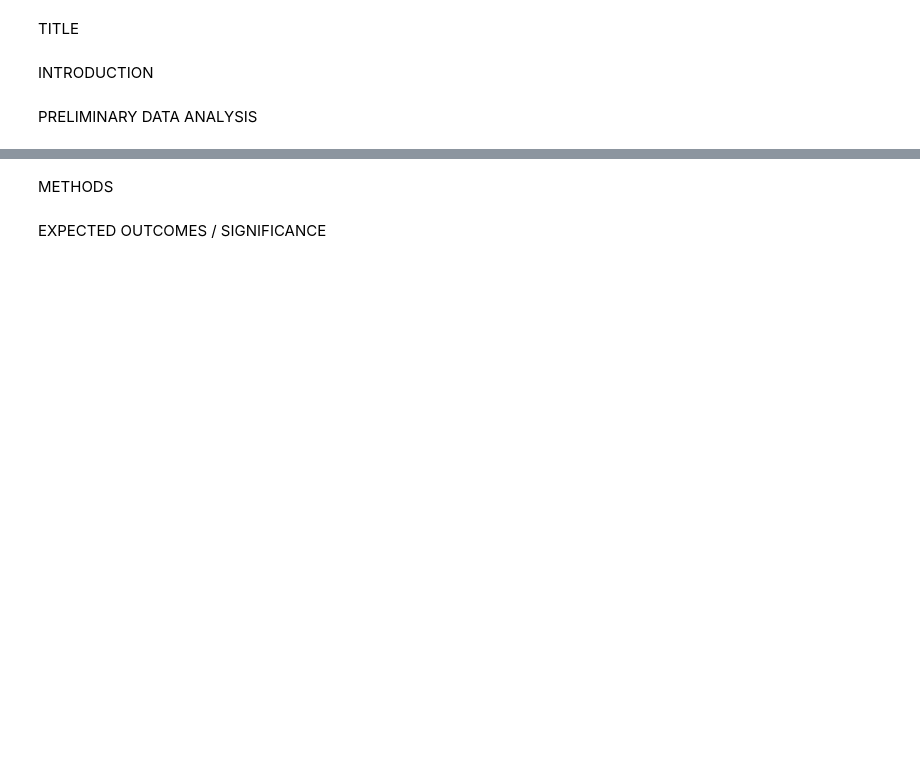
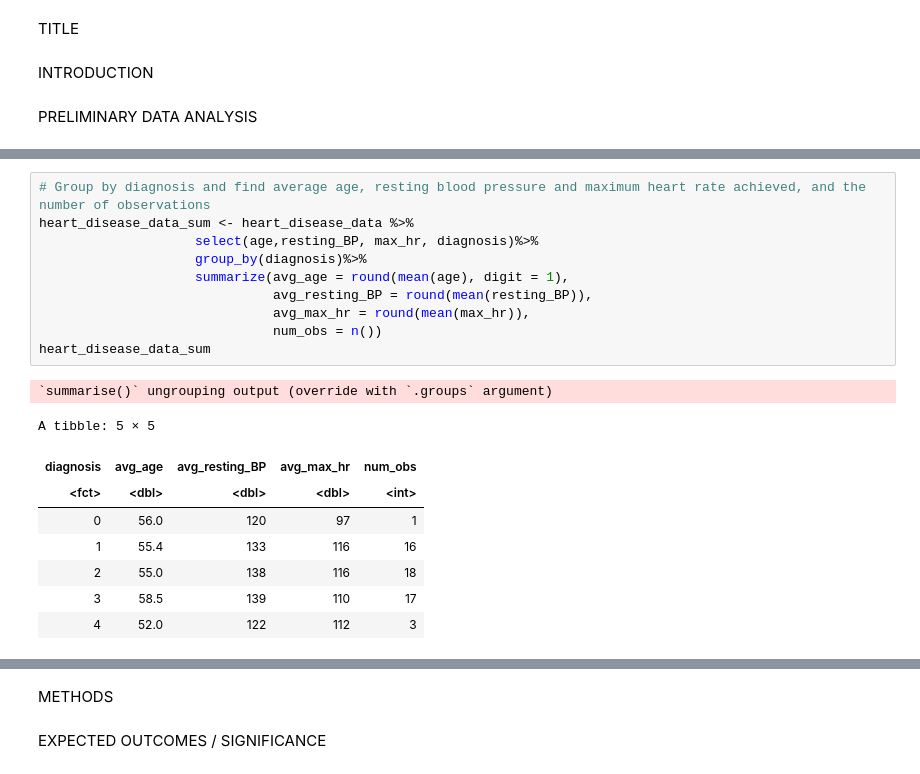
Before and after one commit to camirr/Heart-Disease-Data-Set-Case-Study, a Jupyter notebook: Project_proposal.ipynb, the cells around one changed output, grey strips where cells are left out. Drawn from its saved outputs; the diff is of its cells as text; blank space fills up the shorter version.

```diff
--- a/Project_proposal.ipynb
+++ b/Project_proposal.ipynb
@@ -64,0 +57,20 @@ A spec_tbl_df: 123 × 14
+# %%
+# Group by diagnosis and find average age, resting blood pressure and maximum heart rate achieved, and the number of observations
+heart_disease_data_sum <- heart_disease_data %>%
+                    select(age,resting_BP, max_hr, diagnosis)%>%
+                    group_by(diagnosis)%>%
+                    summarize(avg_age = round(mean(age), digit = 1),
+                              avg_resting_BP = round(mean(resting_BP)),
+                              avg_max_hr = round(mean(max_hr)),
+                              num_obs = n())
+heart_disease_data_sum
+# %% [output]
+`summarise()` ungrouping output (override with `.groups` argument)
+A tibble: 5 × 5
+| diagnosis | avg_age | avg_resting_BP | avg_max_hr | num_obs |
+| <fct> | <dbl> | <dbl> | <dbl> | <int> |
+| 0 | 56.0 | 120 | 97 | 1 |
+| 1 | 55.4 | 133 | 116 | 16 |
+| 2 | 55.0 | 138 | 116 | 18 |
+| 3 | 58.5 | 139 | 110 | 17 |
+| 4 | 52.0 | 122 | 112 | 3 |
```
Also changed, not shown: parts of 4 cells of this notebook.
